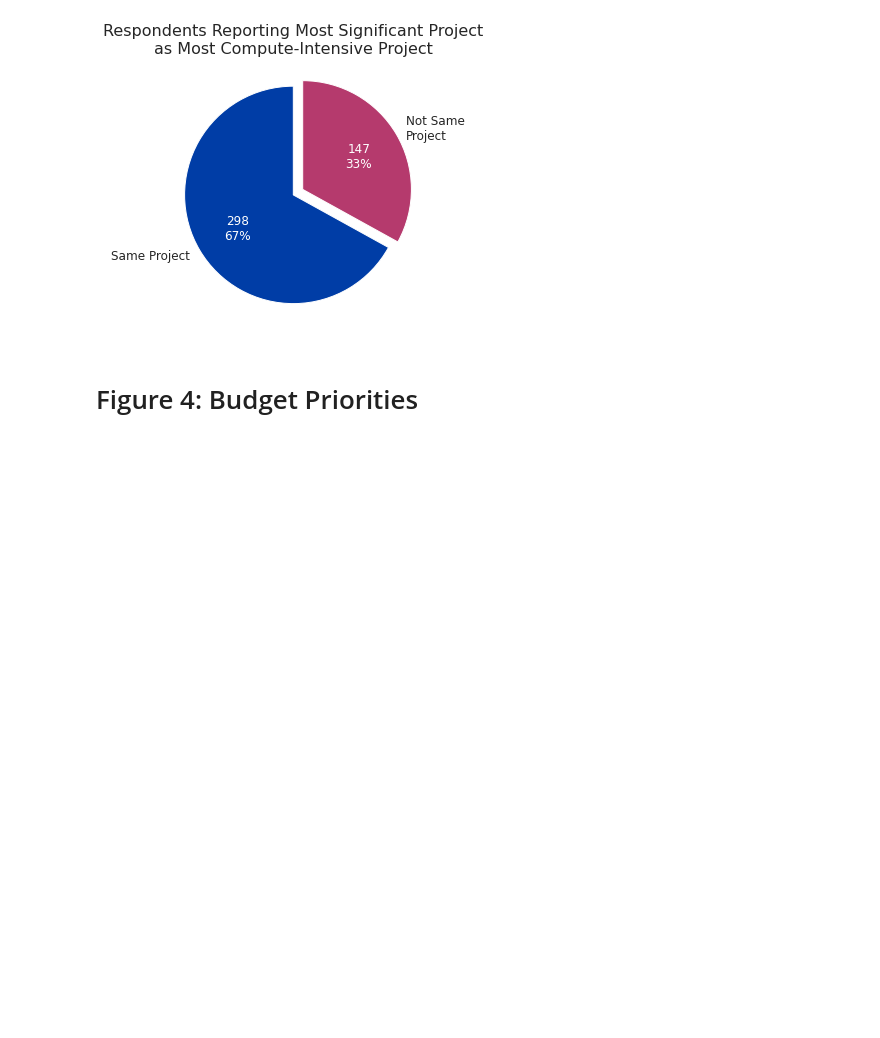
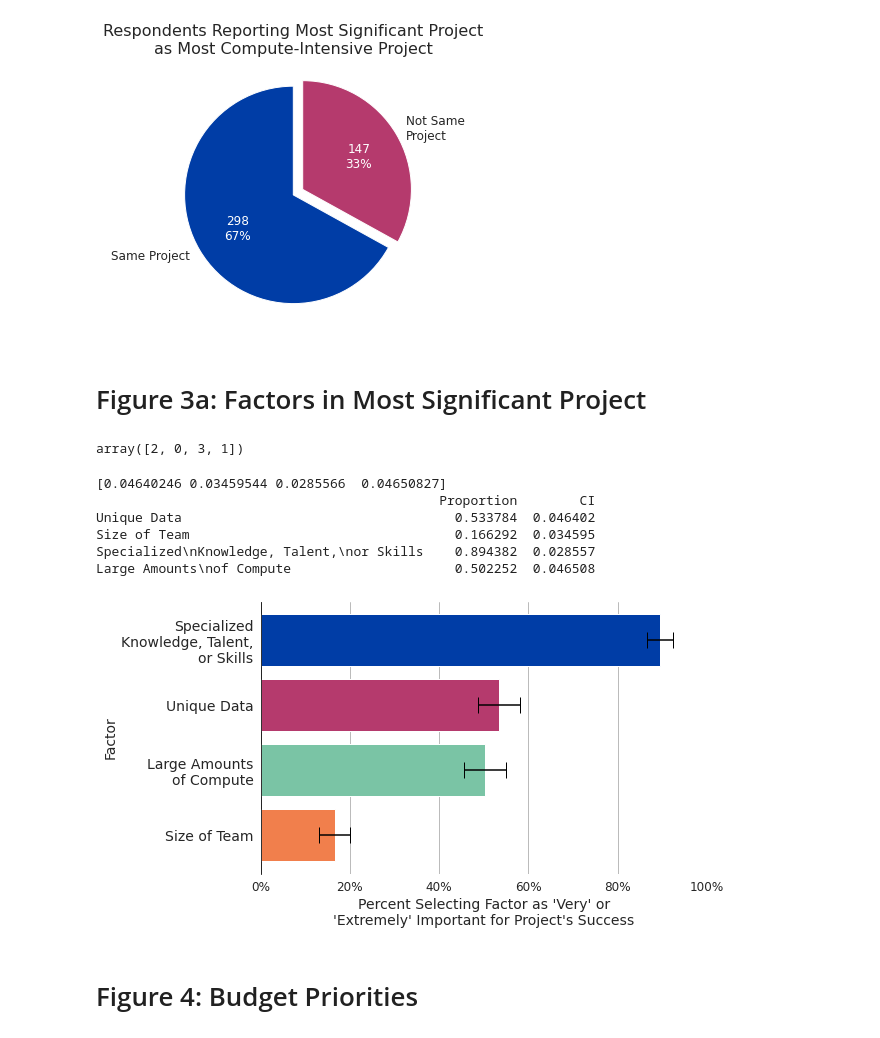
Before and after one commit to georgetown-cset/Compute_Survey_2022, a Jupyter notebook: scripts/paper_figures.ipynb, the cells around one changed output. Cells and saved outputs as stored; diff of their text form; code cells hidden in the pictures; blank space fills up the shorter version.

```diff
--- a/scripts/paper_figures.ipynb
+++ b/scripts/paper_figures.ipynb
@@ -252,6 +292,60 @@ plt.show()
 plt.close()
 # %% [output]
 [figure]
+# %% [markdown]
+# Figure 3a: Factors in Most Significant Project
+# %%
+np.argsort(props)[::-1]
+# %% [output]
+array([2, 0, 3, 1])
+# %%
+fig, ax = plt.subplots(figsize = (8,5))
+
+# Extract the proportion of respondents rating each factor as very or extremely important
+props, counts = np.zeros((4,)), np.zeros((4,))
+for i, col in enumerate(['Data', 'TeamSize', 'Talent', 'Compute']):
+    counts[i] = len(df[~df[f'Success{col}'].isna()])
+    props[i] = len(df[df[f'Success{col}'] >= 3]) / counts[i]
+
+# NOTE TO CODE REVIEWER: I am using the equation 1.96 * sqrt( p * (1-p) / n ) to calculate the margins of error, as described by https://www.qualtrics.com/experience-management/research/margin-of-error/
+# However, I am unsure if this is the appropriate equation to use and am open to correction!
+cis = 1.96 * np.sqrt(props * (1 - props) / counts)
+print(cis)
+
+# Print the final data being plotted
+labels = ['Unique Data', 'Size of Team', 'Specialized\nKnowledge, Talent,\nor Skills', 'Large Amounts\nof Compute']
+data_df = pd.DataFrame({'Proportion': props, 'CI': cis}, index = labels)
+print(data_df)
+
+# Plot the results on a bar chart and add error bars corresponding to the margins of error
+for x, i in enumerate(np.argsort(props)[::-1]):
+    ax.barh(4 - x, props[i], color = colors[x], label = labels[i])
+    ax.errorbar(props[i], 4 - x, xerr = cis[i], color='black', fmt='none')
+
+# Adjsut the aesthetics of the plot and save it
+ax.set_yticks([1,2,3,4])
+ax.set_yticklabels(np.array(labels)[np.argsort(props)], fontname='DejaVu Sans', fontsize=14)
+ax.set_ylabel('Factor', fontsize=14, fontname='DejaVu Sans')
+ax.set_xlabel('Percent Selecting Factor as \'Very\' or\n\'Extremely\' Important for Project\'s Success',
+              fontsize=14, fontname='DejaVu Sans')
+ax.grid(False)
+ax.grid(axis='x')
+ax.spines['left'].set_visible(True)
+ax.spines['bottom'].set_visible(False)
+ax.set_xticks([0, 0.2, 0.4, 0.6, 0.8, 1.])
+ax.set_xticklabels(['0%', '20%', '40%', '60%', '80%', '100%'], fontsize=12, fontname='DejaVu Sans')
+plt.savefig('../figures/paper/Fig3a.jpg', dpi=300, bbox_inches='tight')
+
+plt.show()
+plt.close()
+# %% [output]
+[0.04640246 0.03459544 0.0285566  0.04650827]
+                                            Proportion        CI
+Unique Data                                   0.533784  0.046402
+Size of Team                                  0.166292  0.034595
+Specialized\nKnowledge, Talent,\nor Skills    0.894382  0.028557
+Large Amounts\nof Compute                     0.502252  0.046508
+[figure, added]
 # %% [markdown]
 # Figure 4: Budget Priorities
 # %%
```
Also changed, not shown: parts of 4 cells of this notebook, 14 other files.
